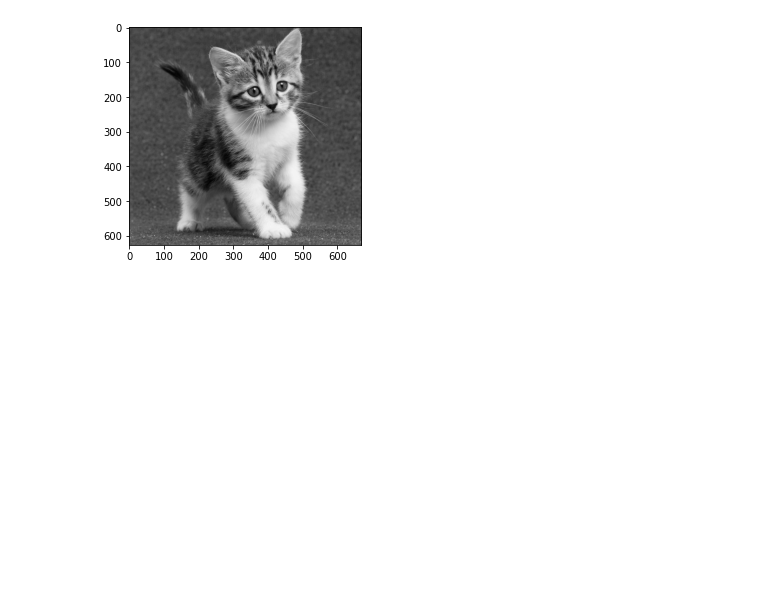
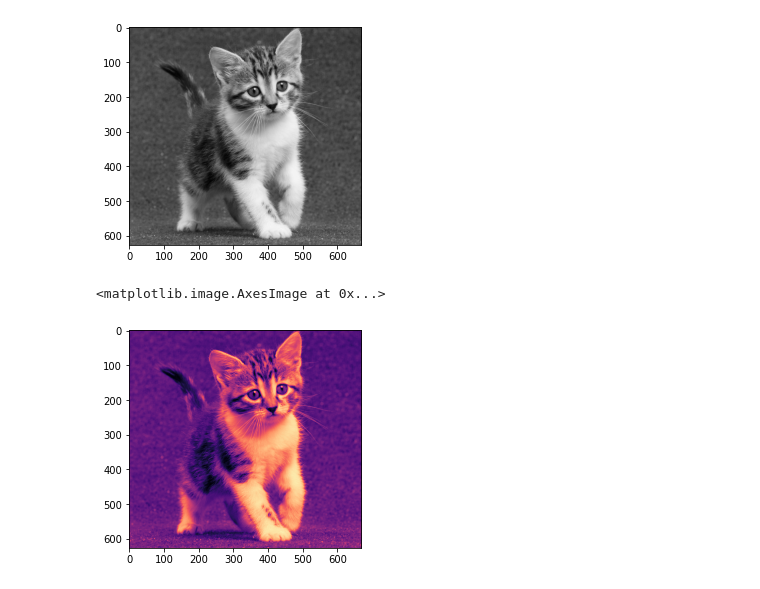
Before and after one commit to mayzura/PCVK_TI_2022, a Jupyter notebook: week2.ipynb, the cells around one changed output. Saved outputs shown, nothing was run; the diff lists cells and outputs as text; code cells hidden in the pictures; blank space fills up the shorter version.

```diff
--- a/week2.ipynb
+++ b/week2.ipynb
@@ -37,3 +37,8 @@ plt.imshow(img_gray, cmap='gray')
 # %% [output]
 <matplotlib.image.AxesImage at 0x...>
 [figure]
+# %%
+plt.imshow(img_gray, cmap='magma')
+# %% [output]
+<matplotlib.image.AxesImage at 0x...>
+[figure, added]
```
